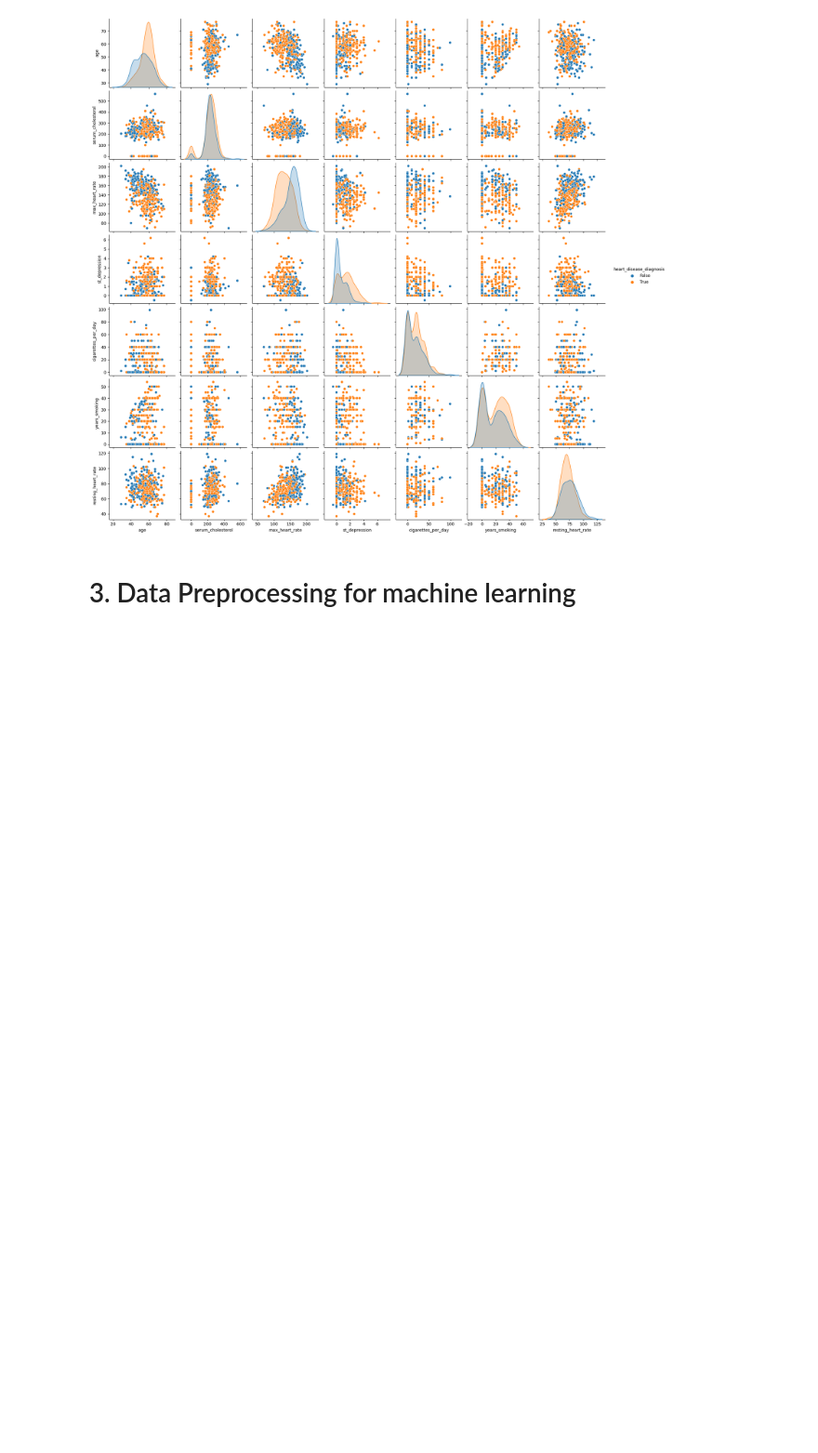
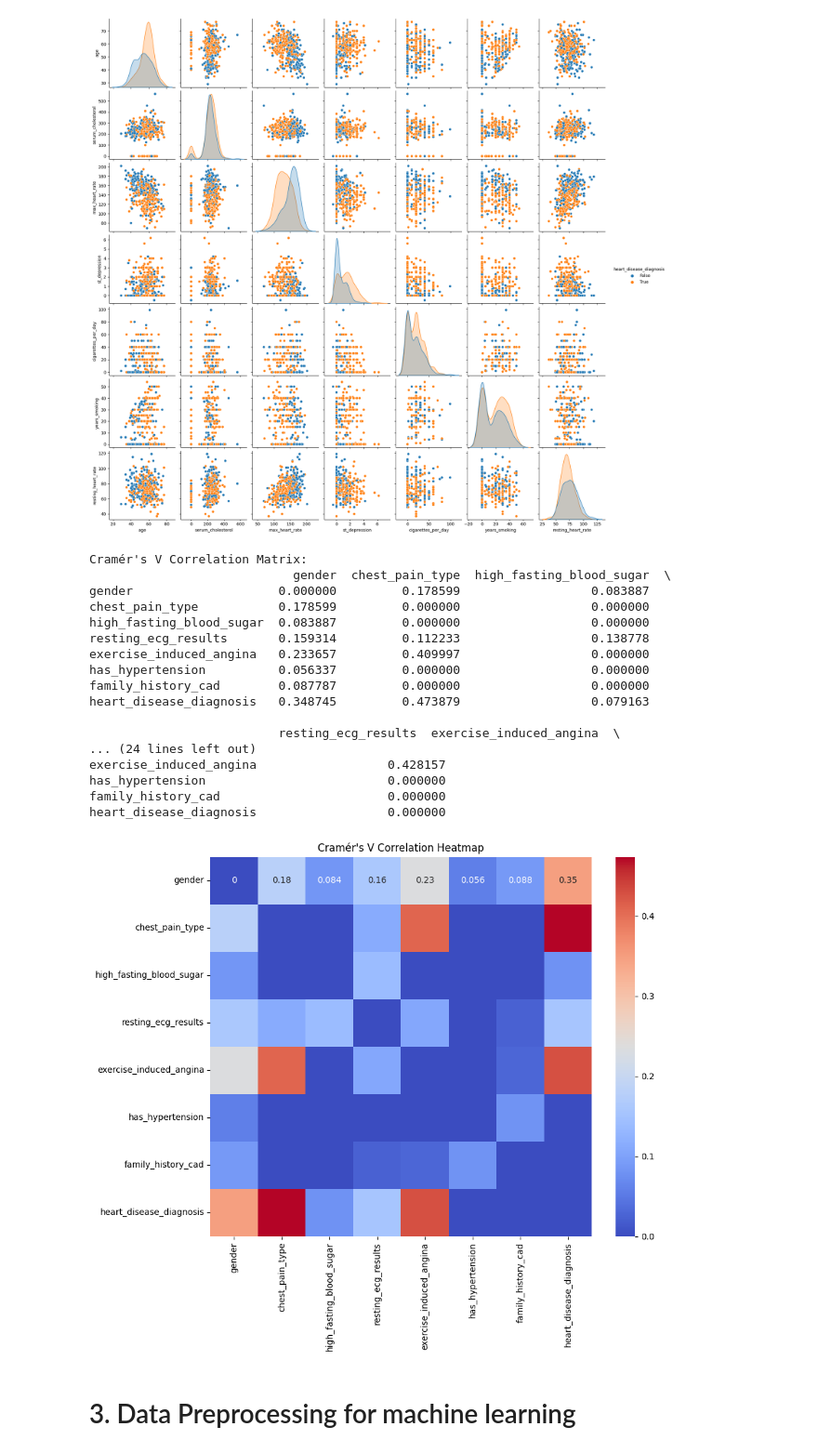
Before and after one commit to KentFre/CDS_CardioVision, a Jupyter notebook: data/heart_disease_predictive_analysis.ipynb, the cells around one changed output. Shown at 93% size. Saved outputs shown, nothing was run; the diff lists cells and outputs as text; code cells hidden in the pictures; blank space fills up the shorter version.

```diff
--- a/data/heart_disease_predictive_analysis.ipynb
+++ b/data/heart_disease_predictive_analysis.ipynb
@@ -190,6 +190,67 @@ sns.pairplot(df[numerical_features + ['heart_disease_diagnosis']], hue='heart_di
 plt.show()
 # %% [output]
 [figure]
+# %%
+# Include the target variable
+categorical_features_with_target = categorical_features
+
+from scipy.stats import chi2_contingency
+import itertools
+
+def cramers_v(x, y):
+    """Calculate Cramér's V statistic for categorical-categorical association."""
+    confusion_matrix = pd.crosstab(x, y)
+    chi2 = chi2_contingency(confusion_matrix, correction=False)[0]
+    n = confusion_matrix.sum().sum()
+    phi2 = chi2 / n
+    r,k = confusion_matrix.shape
+    with np.errstate(divide='ignore', invalid='ignore'):
+        phi2corr = max(0, phi2 - ((k-1)*(r-1))/(n-1))
+        rcorr = r - ((r-1)**2)/(n-1)
+        kcorr = k - ((k-1)**2)/(n-1)
+        denom = min((kcorr-1), (rcorr-1))
+        if denom == 0:
+            return np.nan
+        else:
+            return np.sqrt(phi2corr / denom)
+
+# Compute Cramér's V matrix
+cramers_v_matrix = pd.DataFrame(np.zeros((len(categorical_features_with_target), len(categorical_features_with_target))),
+                                index=categorical_features_with_target, columns=categorical_features_with_target)
+
+for col1, col2 in itertools.combinations(categorical_features_with_target, 2):
+    cv = cramers_v(df[col1], df[col2])
+    cramers_v_matrix.loc[col1, col2] = cv
+    cramers_v_matrix.loc[col2, col1] = cv
+
+# Display the Cramér's V matrix
+print("Cramér's V Correlation Matrix:")
+print(cramers_v_matrix)
+
+# Plot the heatmap
+plt.figure(figsize=(10,8))
+sns.heatmap(cramers_v_matrix, annot=True, cmap='coolwarm')
+plt.title("Cramér's V Correlation Heatmap")
+plt.show()
+# %% [output]
+Cramér's V Correlation Matrix:
+                            gender  chest_pain_type  high_fasting_blood_sugar  \
+gender                    0.000000         0.178599                  0.083887
+chest_pain_type           0.178599         0.000000                  0.000000
+high_fasting_blood_sugar  0.083887         0.000000                  0.000000
+resting_ecg_results       0.159314         0.112233                  0.138778
+exercise_induced_angina   0.233657         0.409997                  0.000000
+has_hypertension          0.056337         0.000000                  0.000000
+family_history_cad        0.087787         0.000000                  0.000000
+heart_disease_diagnosis   0.348745         0.473879                  0.079163
+
+                          resting_ecg_results  exercise_induced_angina  \
+... (24 lines left out)
+exercise_induced_angina                  0.428157
+has_hypertension                         0.000000
+family_history_cad                       0.000000
+heart_disease_diagnosis                  0.000000
+[figure, added]
 # %% [markdown]
 # 3. Data Preprocessing for machine learning
 # %%
```
Also changed, not shown: parts of 2 cells of this notebook.
